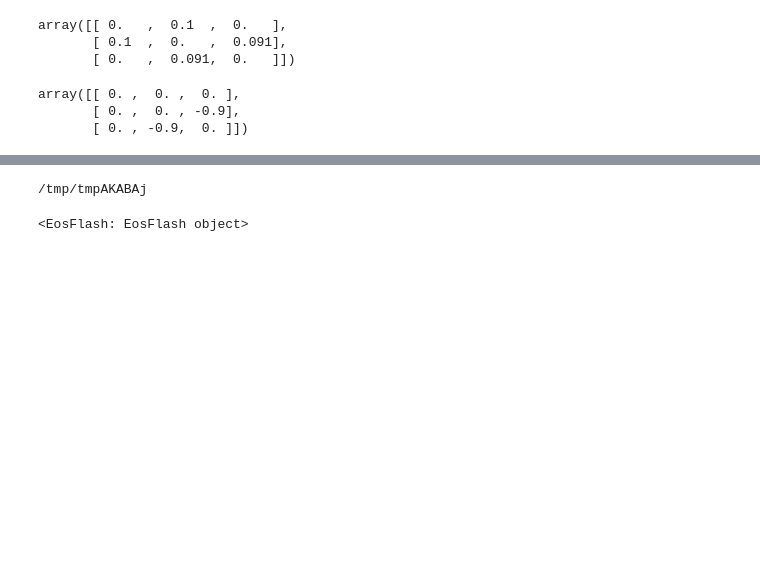
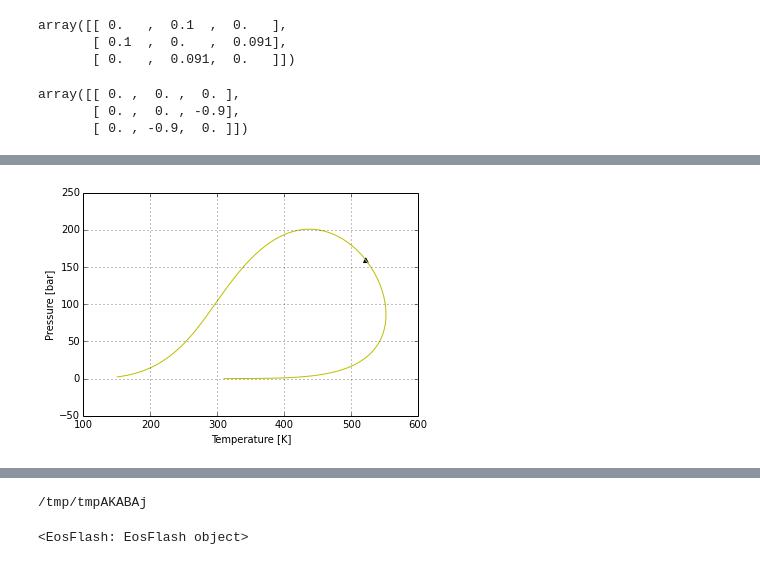
Before and after one commit to phasety/sur, a Jupyter notebook: examples/basic_envelope.ipynb, the cells around one changed output, grey strips where cells are left out. Cells and saved outputs as stored; diff of their text form; code cells hidden in the pictures; blank space fills up the shorter version.

```diff
--- a/examples/basic_envelope.ipynb
+++ b/examples/basic_envelope.ipynb
@@ -35,0 +51,4 @@ env.plot()
+# %%
+env.plot(critical_point='^', format='-y')
+# %% [output]
+[figure, added]
```
Also changed, not shown: parts of 9 cells of this notebook, 1 other file.
